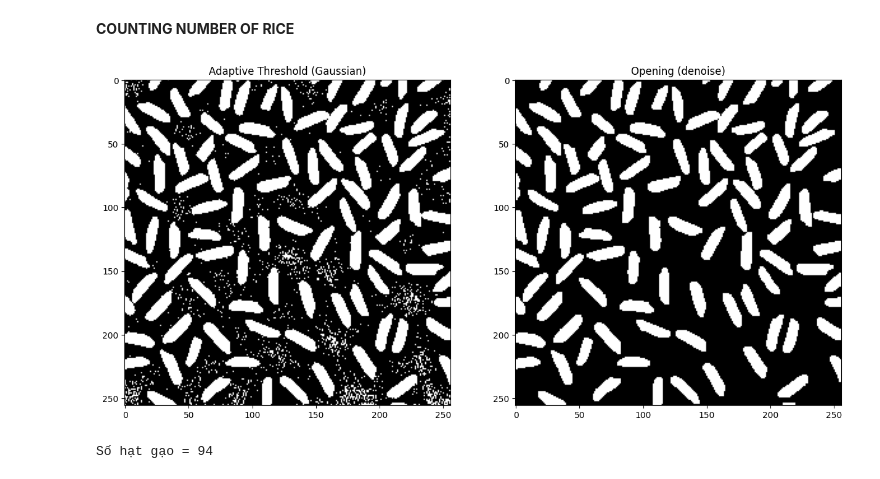
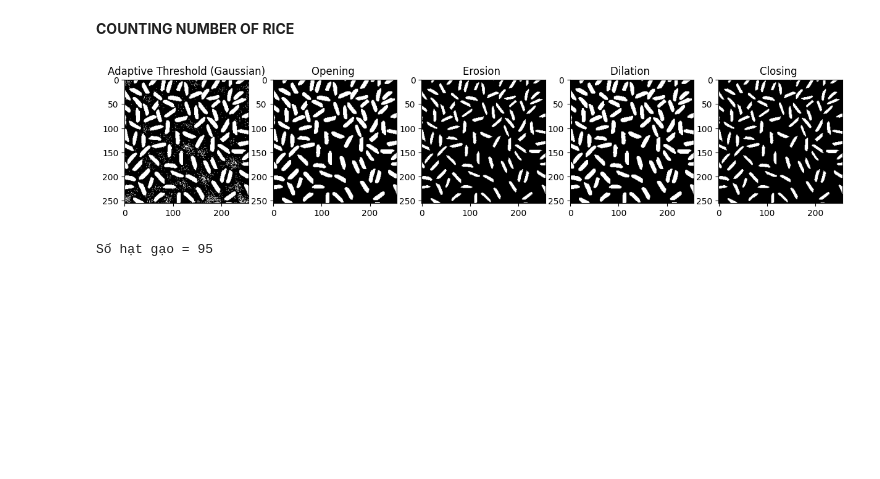
Before and after one commit to 23151009-lab/assignment-lecture-4, a Jupyter notebook: assignment_lecture_4.ipynb, the cells around one changed output. Drawn from its saved outputs; the diff is of its cells as text; code cells hidden in the pictures; blank space fills up the shorter version.

```diff
--- a/assignment_lecture_4.ipynb
+++ b/assignment_lecture_4.ipynb
@@ -77,19 +77,40 @@ plot_img(images, titles)
 # %% [markdown]
 **COUNTING NUMBER OF RICE**
 # %%
-# Read image
 img = cv.imread("rice.png", cv.IMREAD_GRAYSCALE)
 
-adaptive_gauss = cv.adaptiveThreshold(img, 255, cv.ADAPTIVE_THRESH_GAUSSIAN_C, cv.THRESH_BINARY, 51, 1)
+adaptive_gauss = cv.adaptiveThreshold(
+    img, 255,
+    cv.ADAPTIVE_THRESH_GAUSSIAN_C,
+    cv.THRESH_BINARY,
+    51, 1
+)
 
 kernel = np.ones((3,3), np.uint8)
+
 opening = cv.morphologyEx(adaptive_gauss, cv.MORPH_OPEN, kernel)
 
-plot_img([adaptive_gauss, opening],["Adaptive Threshold (Gaussian)", "Opening (denoise)"])
+eroded = cv.erode(opening, kernel, iterations=1)
+
+
+dilated = cv.dilate(eroded, kernel, iterations=1)
+
+closing = cv.morphologyEx(eroded, cv.MORPH_CLOSE, kernel)
+
+plot_img(
+    [adaptive_gauss, opening, eroded, dilated, closing],
+    [
+        "Adaptive Threshold (Gaussian)",
+        "Opening ",
+        "Erosion ",
+        "Dilation ",
+        "Closing "
+    ]
+)
 # %% [output]
-[figure, old version]
+[figure, new version]
 # %%
-bw = opening > 0
+bw = closing > 0
 
 bw_clean = morphology.remove_small_objects(bw, min_size=50)
 
@@ -98,7 +119,7 @@ num_rice = labels.max()
 
 print("Số hạt gạo =", num_rice)
 # %% [output]
-Số hạt gạo = 94
+Số hạt gạo = 95
 # %%
 colored = color.label2rgb(labels, bg_label=0)
 plt.imshow(colored)
```
Also changed, not shown: parts of 2 cells of this notebook.
